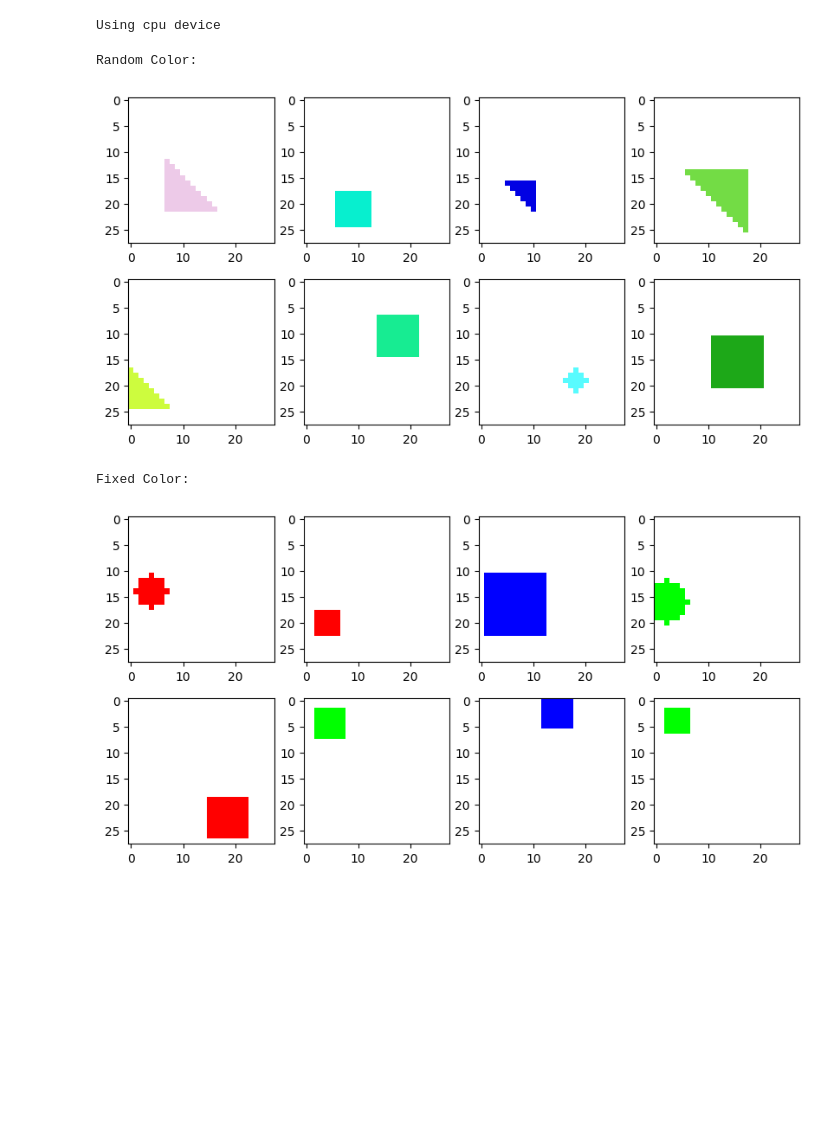
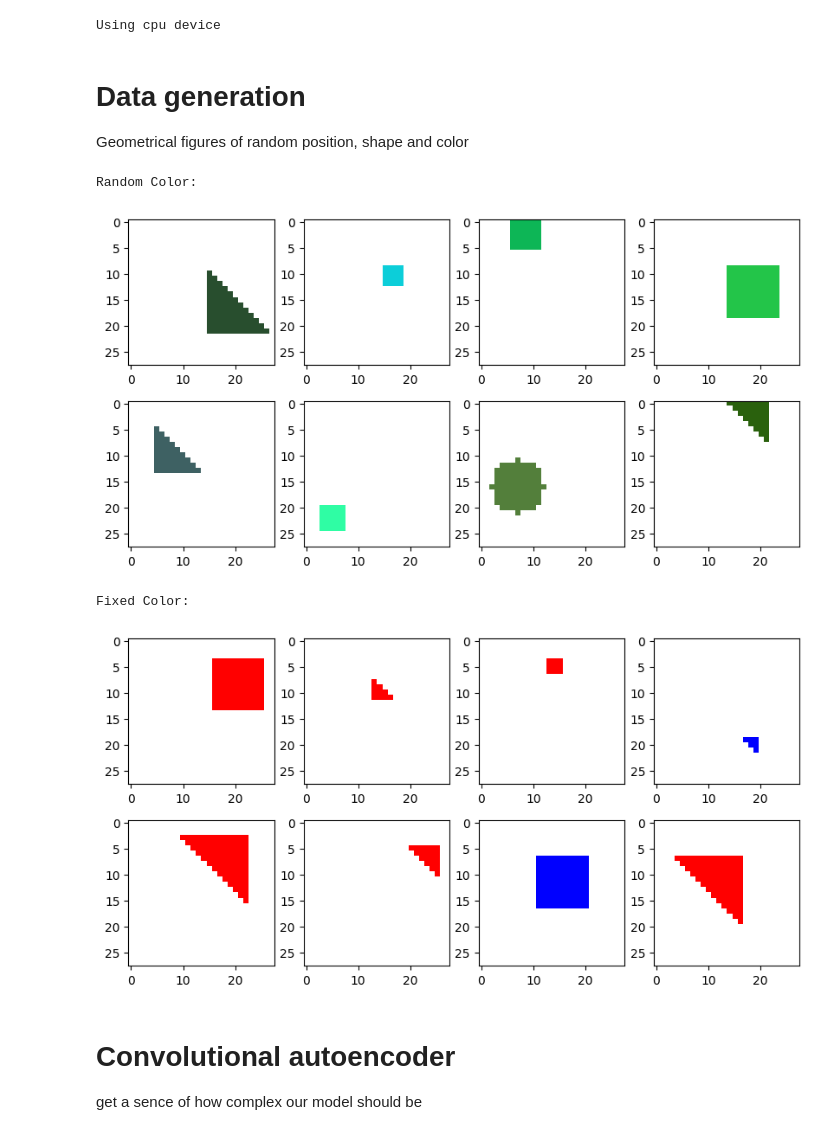
Before and after one commit to SergeiDBykov/ai-side-projects, a Jupyter notebook: VAE_synthetic_data/2d_VAE.ipynb, the cells around one changed output. Cells and saved outputs as stored; diff of their text form; code cells hidden in the pictures; blank space fills up the shorter version.

Commit message:
2d vae autoencoder progress

```diff
--- a/VAE_synthetic_data/2d_VAE.ipynb
+++ b/VAE_synthetic_data/2d_VAE.ipynb
@@ -13,15 +14,20 @@ device = 'cuda' if torch.cuda.is_available() else 'cpu'
 print('Using {} device'.format(device))
 # %% [output]
 Using cpu device
+# %% [markdown]
+# Data generation
+
+Geometrical figures of random position, shape and color
 # %%
 
 
 class GeometricFiguresDataset(torch.utils.data.Dataset):
-    def __init__(self, num_samples=2000, image_size=(28, 28), random_color=True, color_list=None):
+    def __init__(self, num_samples=2000, image_size=(28, 28), random_color=True, color_list=None, black_white = False):
         self.num_samples = num_samples
         self.image_size = image_size
         self.random_color = random_color
         self.color_list = color_list
+        self.black_white = black_white
 
     def __len__(self):
         return self.num_samples
@@ -56,6 +62,8 @@ class GeometricFiguresDataset(torch.utils.data.Dataset):
         return image, label
 
     def choose_color(self):
+        if self.black_white:
+            return np.array([0, 0, 0])
         if self.random_color:
             return np.random.randint(0, 256, size=3)  # Random RGB color
         else:
@@ -108,33 +116,33 @@ dataloader_random_color = torch.utils.data.DataLoader(dataset_random_color, batc
 
 dataset_fixed_color = GeometricFiguresDataset(random_color=False, color_list=[[255, 0, 0], [0, 255, 0], [0, 0, 255]])
 dataloader_fixed_color = torch.utils.data.DataLoader(dataset_fixed_color, batch_size=8, shuffle=True)
 
 # Visualize some samples with random color
 print("Random Color:")
 for batch in dataloader_random_color:
     batch = batch[0]
     plt.figure(figsize=(10, 5))
     for i in range(batch.size(0)):
         plt.subplot(2, 4, i+1)
         plt.imshow(batch[i].permute(1, 2, 0).numpy())
         #plt.axis('off')
     plt.show()
     break  # Only visualize one batch
 
 # Visualize some samples with fixed color
 print("Fixed Color:")
 for batch in dataloader_fixed_color:
     batch = batch[0]
     plt.figure(figsize=(10, 5))
     for i in range(batch.size(0)):
         plt.subplot(2, 4, i+1)
         plt.imshow(batch[i].permute(1, 2, 0).numpy())
         #plt.axis('off')
     plt.show()
     break  # Only visualize one batch
 # %% [output]
 Random Color:
-[figure, old version]
+[figure, new version]
 Fixed Color:
-[figure, old version]
+[figure, new version]
 # %%
@@ -172,0 +154,4 @@ class Decoder(nn.Module):
+# %% [markdown]
+# Convolutional autoencoder
+
+get a sence of how complex our model should be
```
Also changed, not shown: parts of 13 cells of this notebook.
